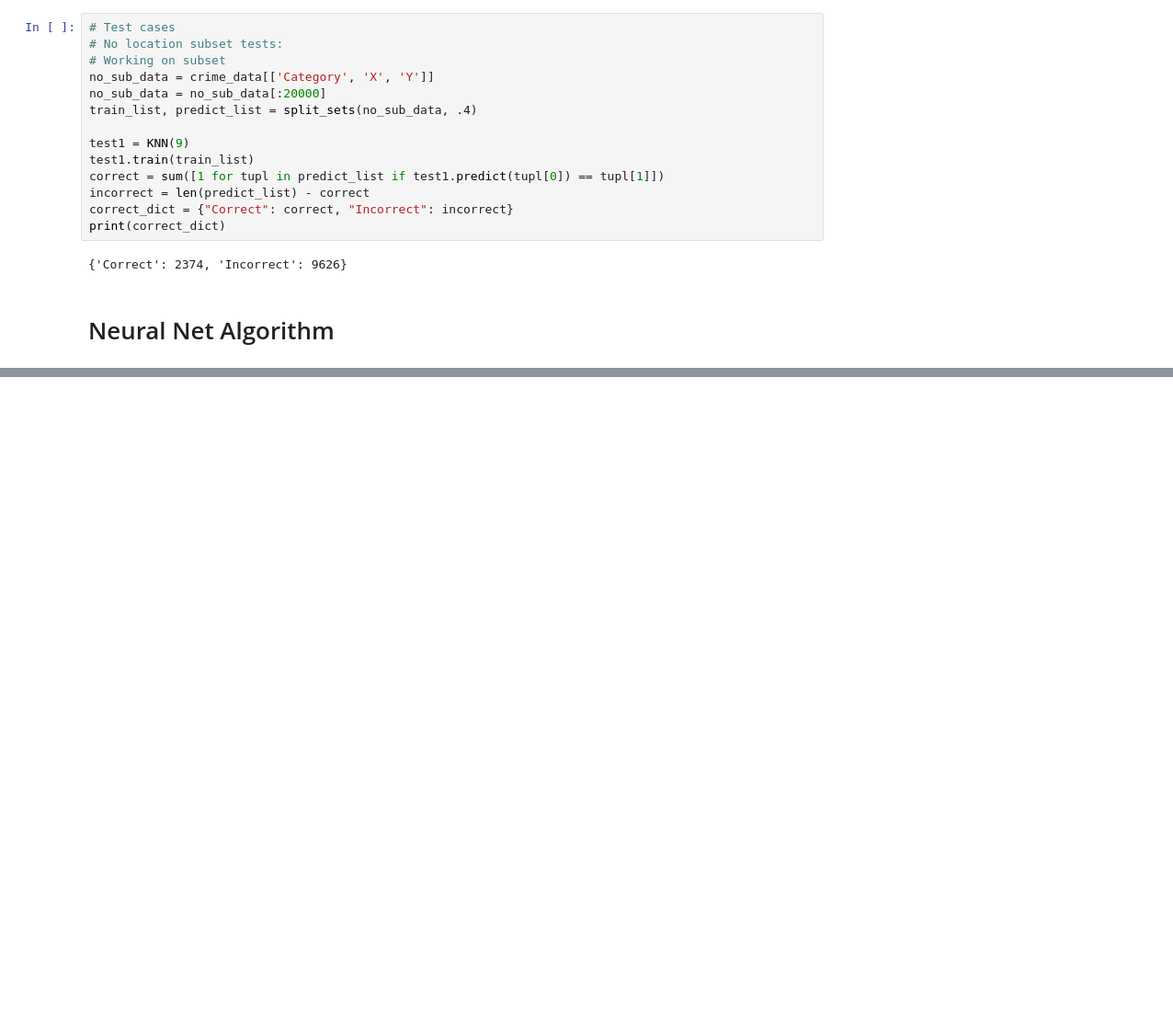
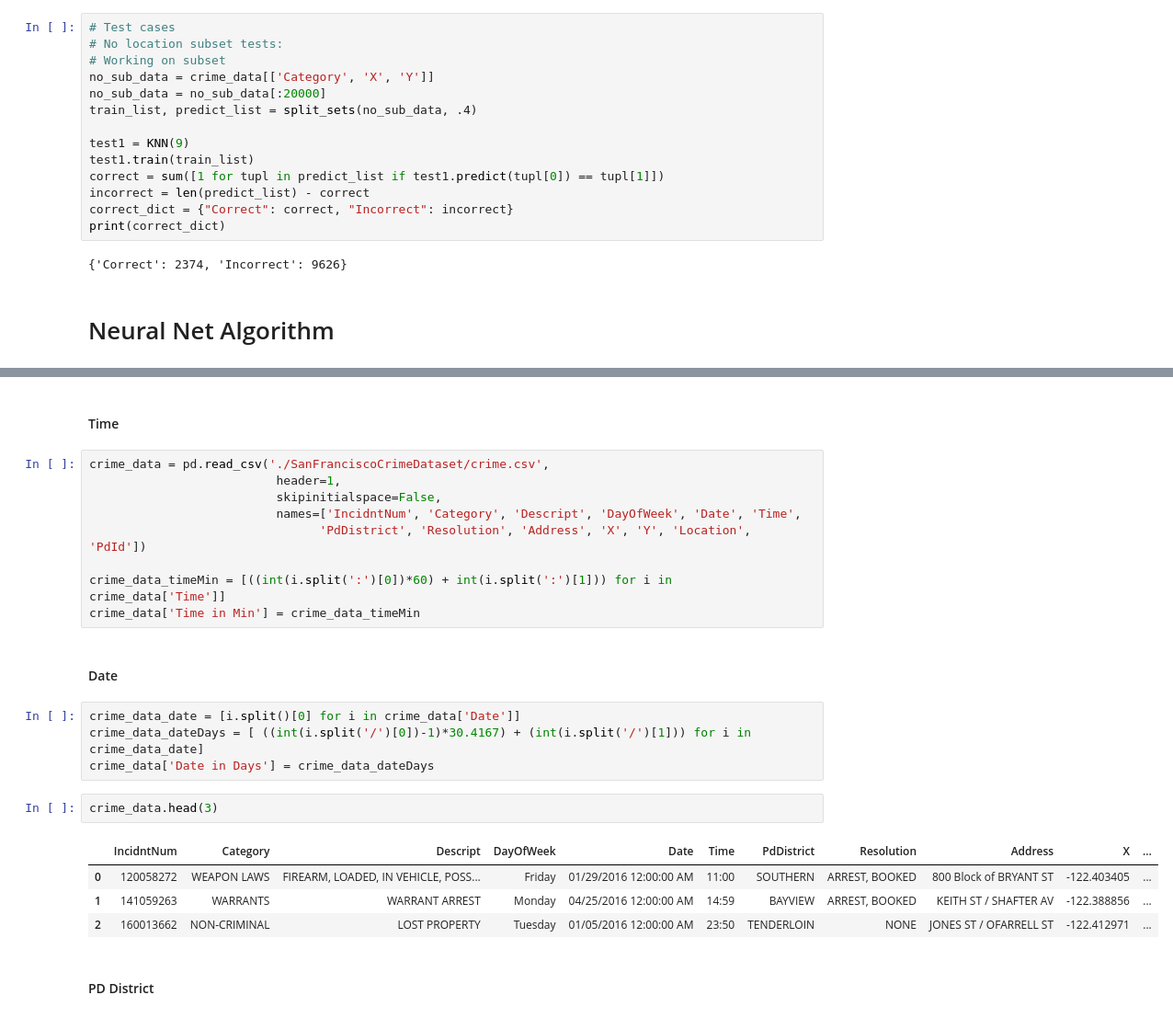
Before and after one commit to spa542/COSC311, a Jupyter notebook: Project2RosiakDawson/Project2.ipynb, the cells around one changed output, grey strips where cells are left out. Shown at 92% size. Saved outputs shown, nothing was run; the diff lists cells and outputs as text; blank space fills up the shorter version.

Commit message:
Adding creating meta data of neural net

```diff
--- a/Project2RosiakDawson/Project2.ipynb
+++ b/Project2RosiakDawson/Project2.ipynb
@@ -361,0 +369,26 @@ print(correct_dict)
+# %% [markdown]
+#### Time
+# %%
+crime_data = pd.read_csv('./SanFranciscoCrimeDataset/crime.csv',
+                          header=1,
+                          skipinitialspace=False,
+                          names=['IncidntNum', 'Category', 'Descript', 'DayOfWeek', 'Date', 'Time',
+                                'PdDistrict', 'Resolution', 'Address', 'X', 'Y', 'Location', 'PdId'])
+
+crime_data_timeMin = [((int(i.split(':')[0])*60) + int(i.split(':')[1])) for i in crime_data['Time']]
+crime_data['Time in Min'] = crime_data_timeMin
+# %% [markdown]
+#### Date
+# %%
+crime_data_date = [i.split()[0] for i in crime_data['Date']]
+crime_data_dateDays = [ ((int(i.split('/')[0])-1)*30.4167) + (int(i.split('/')[1])) for i in crime_data_date]
+crime_data['Date in Days'] = crime_data_dateDays
+# %%
+crime_data.head(3)
+# %% [output]
+|  | IncidntNum | Category | Descript | DayOfWeek | Date | Time | PdDistrict | Resolution | Address | X | ... |
+| 0 | 120058272 | WEAPON LAWS | FIREARM, LOADED, IN VEHICLE, POSS... | Friday | 01/29/2016 12:00:00 AM | 11:00 | SOUTHERN | ARREST, BOOKED | 800 Block of BRYANT ST | -122.403405 | ... |
+| 1 | 141059263 | WARRANTS | WARRANT ARREST | Monday | 04/25/2016 12:00:00 AM | 14:59 | BAYVIEW | ARREST, BOOKED | KEITH ST / SHAFTER AV | -122.388856 | ... |
+| 2 | 160013662 | NON-CRIMINAL | LOST PROPERTY | Tuesday | 01/05/2016 12:00:00 AM | 23:50 | TENDERLOIN | NONE | JONES ST / OFARRELL ST | -122.412971 | ... |
+# %% [markdown]
+#### PD District
```
Also changed, not shown: parts of 2 cells of this notebook.
